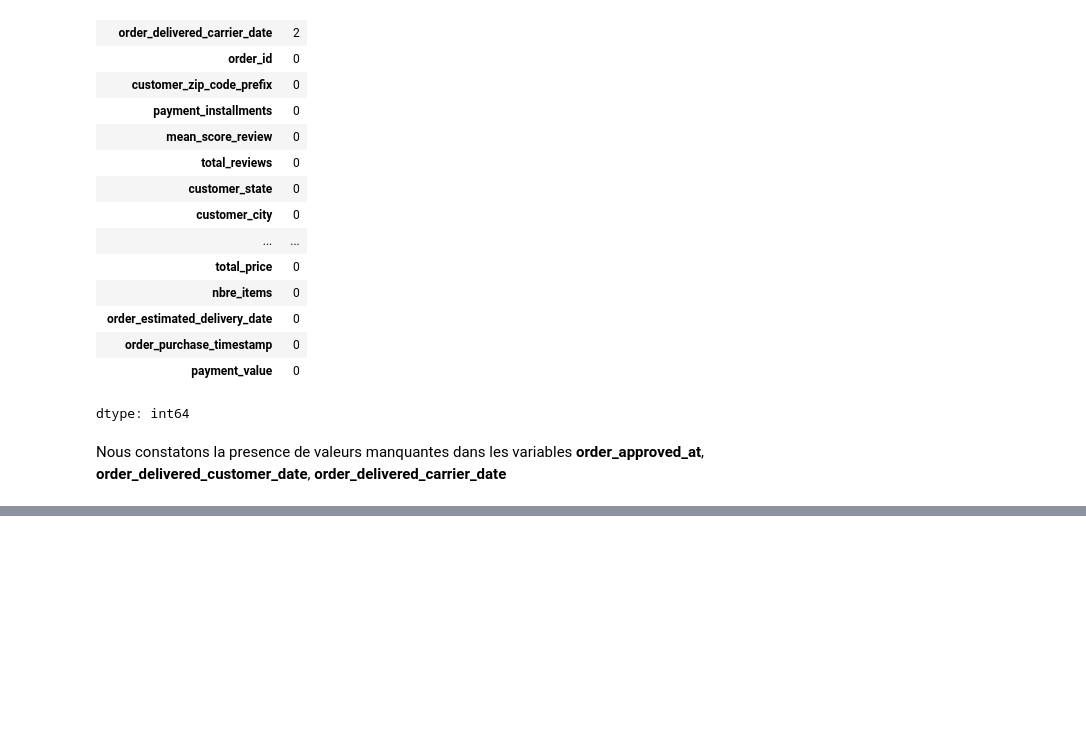
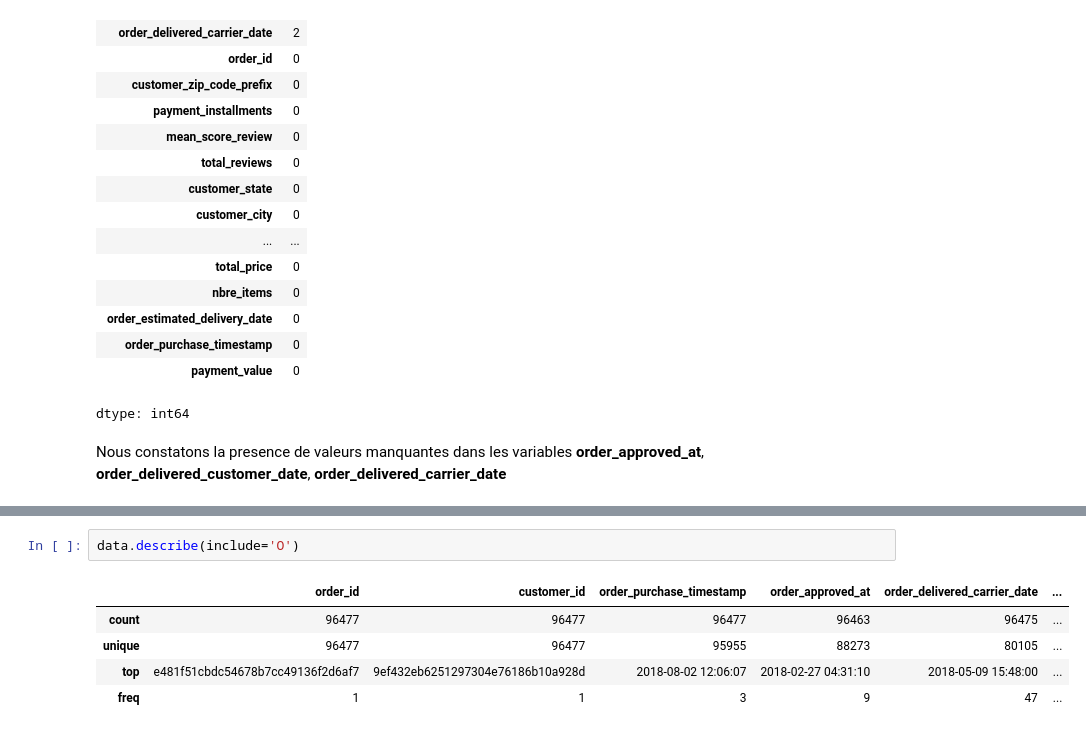
Before and after one commit to amadousysada/ecommerce-customer-segmentation, a Jupyter notebook: main.ipynb, the cells around one changed output, grey strips where cells are left out. Saved outputs shown, nothing was run; the diff lists cells and outputs as text; blank space fills up the shorter version.

```diff
--- a/main.ipynb
+++ b/main.ipynb
@@ -214,0 +232,8 @@ Nous constatons la presence de valeurs manquantes dans les variables **order_app
+# %%
+data.describe(include='O')
+# %% [output]
+|  | order_id | customer_id | order_purchase_timestamp | order_approved_at | order_delivered_carrier_date | ... |
+| count | 96477 | 96477 | 96477 | 96463 | 96475 | ... |
+| unique | 96477 | 96477 | 95955 | 88273 | 80105 | ... |
+| top | e481f51cbdc54678b7cc49136f2d6af7 | 9ef432eb6251297304e76186b10a928d | 2018-08-02 12:06:07 | 2018-02-27 04:31:10 | 2018-05-09 15:48:00 | ... |
+| freq | 1 | 1 | 3 | 9 | 47 | ... |
```
Also changed, not shown: parts of 1 cell of this notebook.
